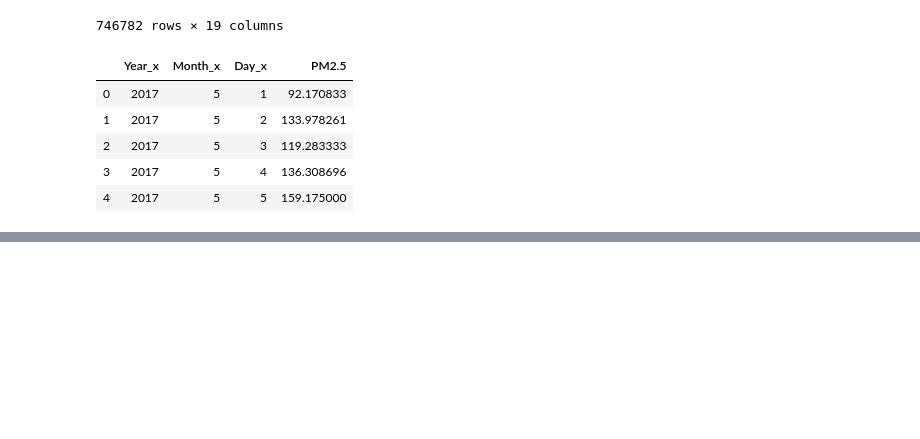
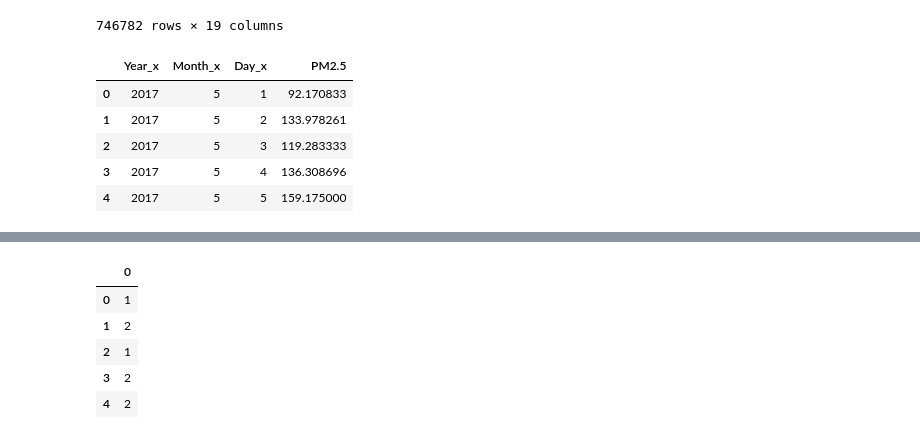
Before and after one commit to Meetanshi18/crop-burning-analysis, a Jupyter notebook: codes/DelhiPollutionPm2.5.ipynb, the cells around one changed output, grey strips where cells are left out. Cells and saved outputs as stored; diff of their text form; code cells hidden in the pictures; blank space fills up the shorter version.

```diff
--- a/codes/DelhiPollutionPm2.5.ipynb
+++ b/codes/DelhiPollutionPm2.5.ipynb
@@ -160,0 +163,2 @@ combined_data.head()
+# %%
+target = combined_data['PM2.5']
@@ -160,0 +214,20 @@ combined_data.head()
+# %%
+target_categorical = []
+for value in target:
+    if value > 18 and value < 72:
+        target_categorical.append(0)
+    elif value > 72 and value < 120:
+        target_categorical.append(1)
+    else:
+        target_categorical.append(2)
+# %%
+target_categorical = pd.DataFrame(target_categorical)
+# %%
+target_categorical.head()
+# %% [output]
+|  | 0 |
+| 0 | 1 |
+| 1 | 2 |
+| 2 | 1 |
+| 3 | 2 |
+| 4 | 2 |
```
Also changed, not shown: parts of 17 cells of this notebook.
